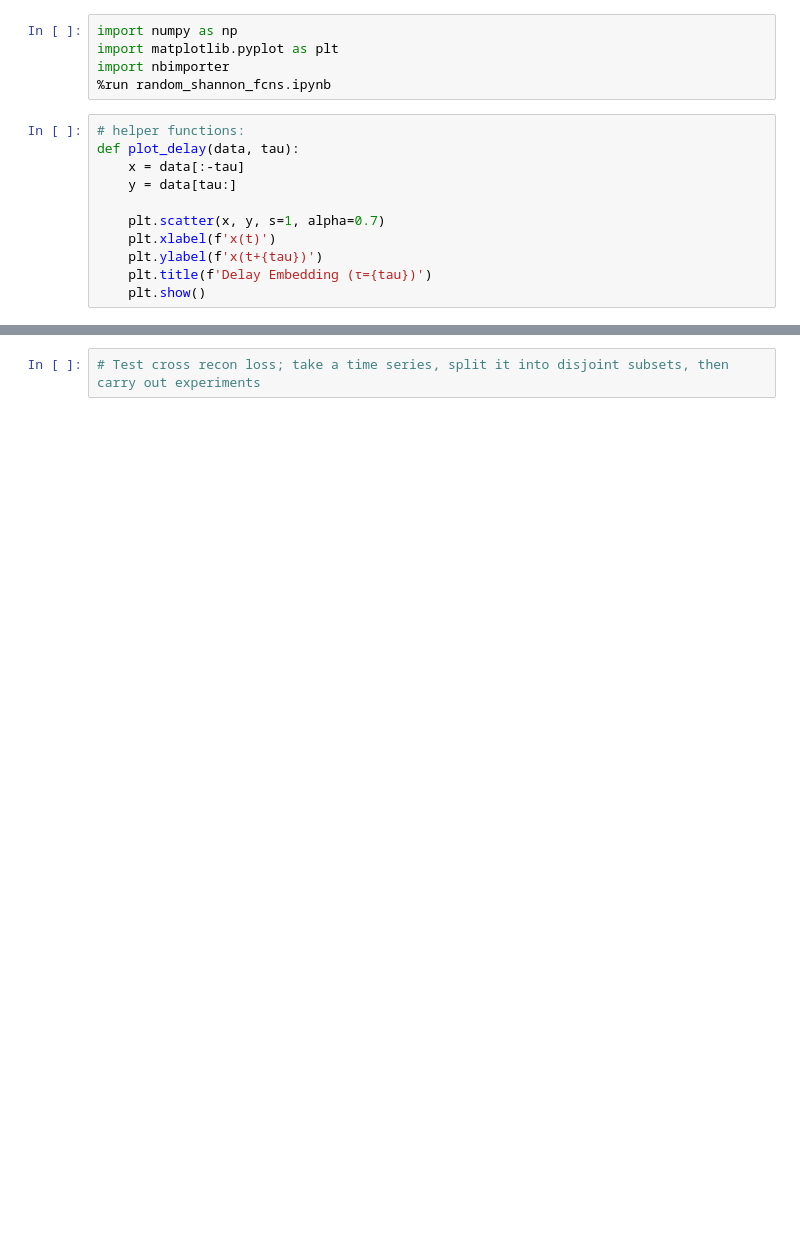
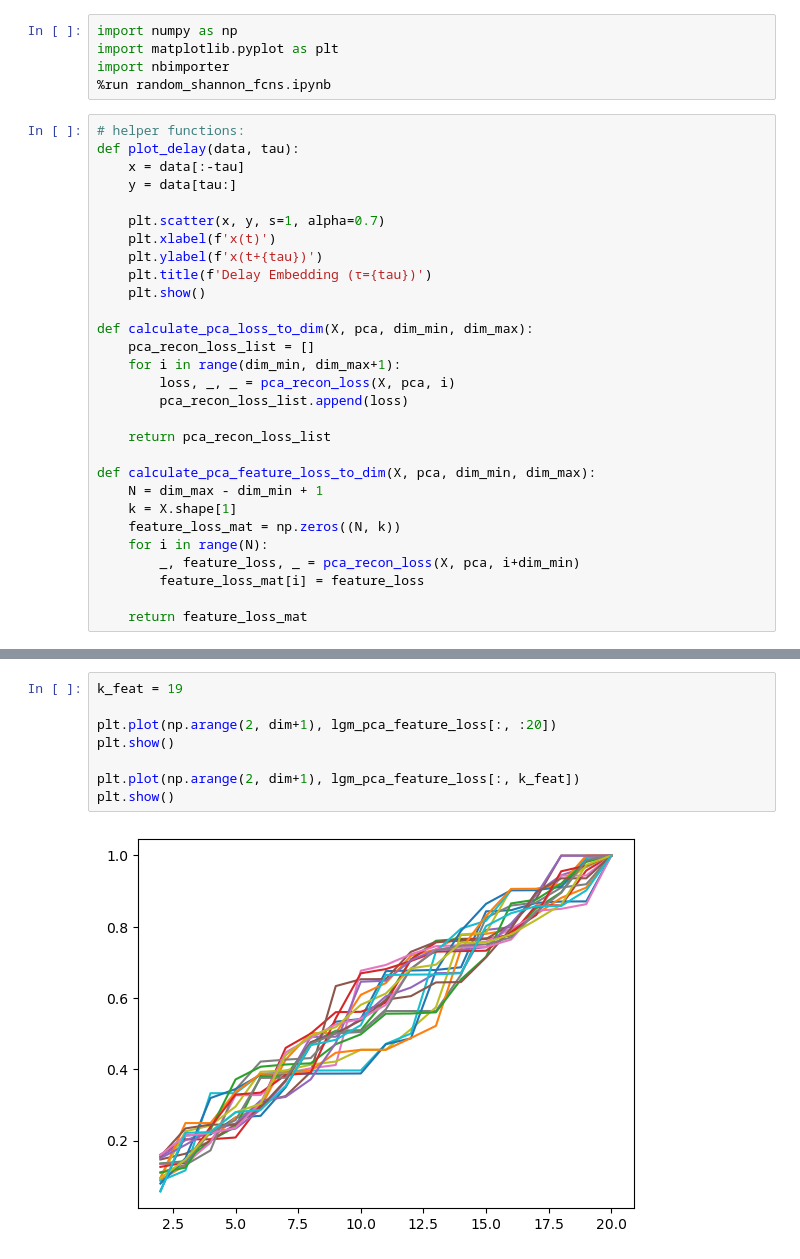
Before and after one commit to seeingquietjohn/ShannonsWiener, a Jupyter notebook: EmbeddingBench.ipynb, the cells around one changed output, grey strips where cells are left out. Saved outputs shown, nothing was run; the diff lists cells and outputs as text; blank space fills up the shorter version.

```diff
--- a/EmbeddingBench.ipynb
+++ b/EmbeddingBench.ipynb
@@ -23,6 +23,24 @@ def plot_delay(data, tau):
     plt.ylabel(f'x(t+{tau})')
     plt.title(f'Delay Embedding (τ={tau})')
     plt.show()
+
+def calculate_pca_loss_to_dim(X, pca, dim_min, dim_max):
+    pca_recon_loss_list = []
+    for i in range(dim_min, dim_max+1):
+        loss, _, _ = pca_recon_loss(X, pca, i)
+        pca_recon_loss_list.append(loss)
+
+    return pca_recon_loss_list
+
+def calculate_pca_feature_loss_to_dim(X, pca, dim_min, dim_max):
+    N = dim_max - dim_min + 1
+    k = X.shape[1]
+    feature_loss_mat = np.zeros((N, k))
+    for i in range(N):
+        _, feature_loss, _ = pca_recon_loss(X, pca, i+dim_min)
+        feature_loss_mat[i] = feature_loss
+
+    return feature_loss_mat
 # %%
 def logistic_map(r, x_0, max_iter = 1000):
     traj = [x_0]
@@ -56,2 +83,10 @@ plt.show()
-# %%
-# Test cross recon loss; take a time series, split it into disjoint subsets, then carry out experiments
+# %%
+k_feat = 19
+
+plt.plot(np.arange(2, dim+1), lgm_pca_feature_loss[:, :20])
+plt.show()
+
+plt.plot(np.arange(2, dim+1), lgm_pca_feature_loss[:, k_feat])
+plt.show()
+# %% [output]
+[figure, added]
```
Also changed, not shown: parts of 8 cells of this notebook.
